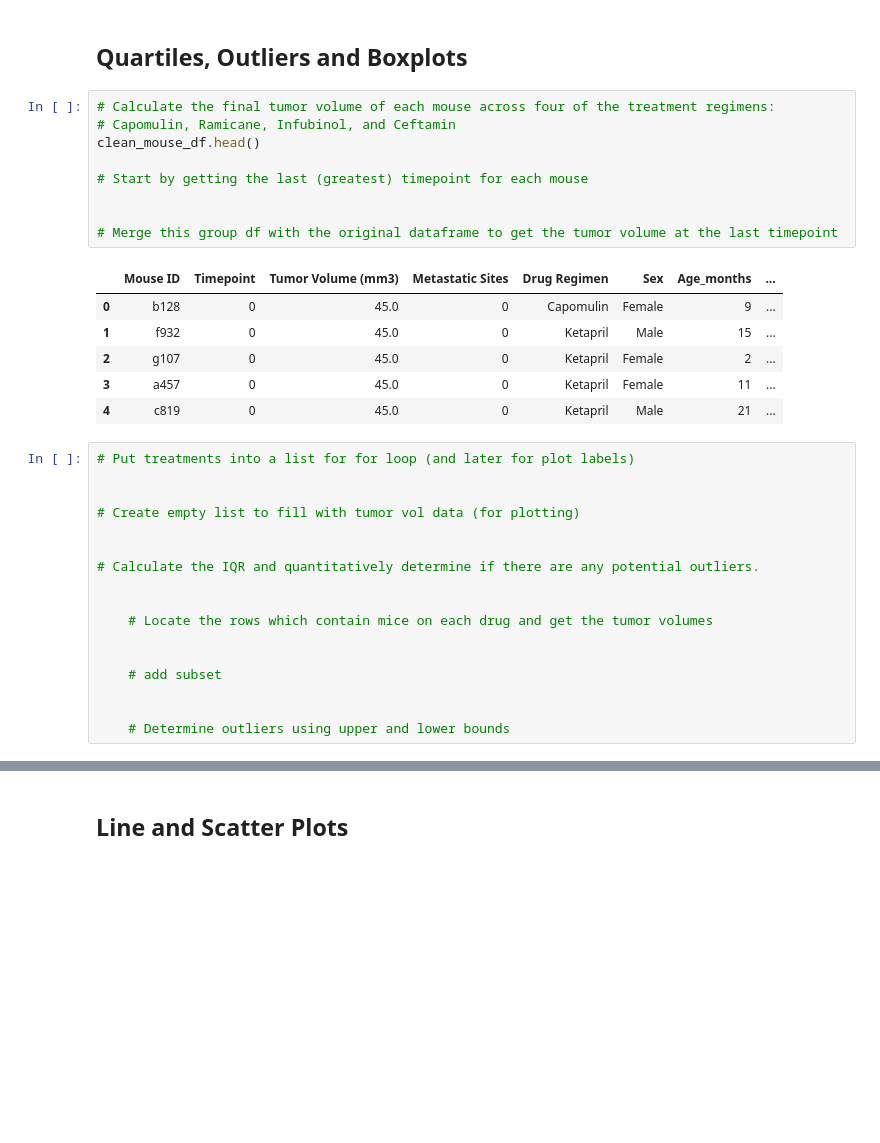
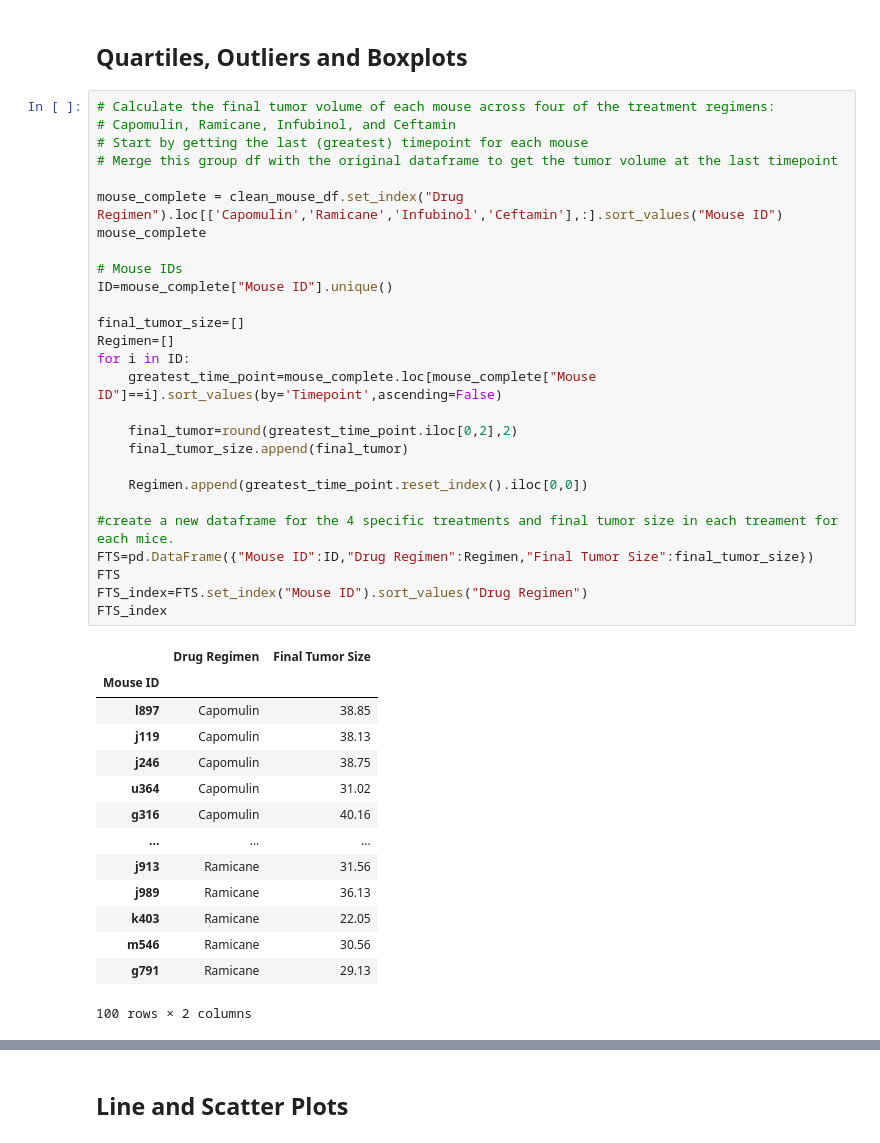
Before and after one commit to carliemazar/matplotlib-challenge, a Jupyter notebook: Instructions/Pymaceuticals/pymaceuticals_starter.ipynb, the cells around one changed output, grey strips where cells are left out. Saved outputs shown, nothing was run; the diff lists cells and outputs as text; blank space fills up the shorter version.

```diff
--- a/Instructions/Pymaceuticals/pymaceuticals_starter.ipynb
+++ b/Instructions/Pymaceuticals/pymaceuticals_starter.ipynb
@@ -187,33 +193,42 @@ plt.show()
 # %%
 # Calculate the final tumor volume of each mouse across four of the treatment regimens:
 # Capomulin, Ramicane, Infubinol, and Ceftamin
-clean_mouse_df.head()
+# Start by getting the last (greatest) timepoint for each mouse
+# Merge this group df with the original dataframe to get the tumor volume at the last timepoint
 
-# Start by getting the last (greatest) timepoint for each mouse
+mouse_complete = clean_mouse_df.set_index("Drug Regimen").loc[['Capomulin','Ramicane','Infubinol','Ceftamin'],:].sort_values("Mouse ID")
+mouse_complete
 
+# Mouse IDs
+ID=mouse_complete["Mouse ID"].unique()
 
-# Merge this group df with the original dataframe to get the tumor volume at the last timepoint
+final_tumor_size=[]
+Regimen=[]
+for i in ID:
+    greatest_time_point=mouse_complete.loc[mouse_complete["Mouse ID"]==i].sort_values(by='Timepoint',ascending=False)
+
+    final_tumor=round(greatest_time_point.iloc[0,2],2)
+    final_tumor_size.append(final_tumor)
+
+    Regimen.append(greatest_time_point.reset_index().iloc[0,0])
+
+#create a new dataframe for the 4 specific treatments and final tumor size in each treament for each mice.
+FTS=pd.DataFrame({"Mouse ID":ID,"Drug Regimen":Regimen,"Final Tumor Size":final_tumor_size})
+FTS
+FTS_index=FTS.set_index("Mouse ID").sort_values("Drug Regimen")
+FTS_index
 # %% [output]
-|  | Mouse ID | Timepoint | Tumor Volume (mm3) | Metastatic Sites | Drug Regimen | Sex | Age_months | ... |
-| 0 | b128 | 0 | 45.0 | 0 | Capomulin | Female | 9 | ... |
-| 1 | f932 | 0 | 45.0 | 0 | Ketapril | Male | 15 | ... |
-| 2 | g107 | 0 | 45.0 | 0 | Ketapril | Female | 2 | ... |
-| 3 | a457 | 0 | 45.0 | 0 | Ketapril | Female | 11 | ... |
-| 4 | c819 | 0 | 45.0 | 0 | Ketapril | Male | 21 | ... |
+|  | Drug Regimen | Final Tumor Size |
+| Mouse ID |  |  |
+| l897 | Capomulin | 38.85 |
+| j119 | Capomulin | 38.13 |
+| j246 | Capomulin | 38.75 |
+| u364 | Capomulin | 31.02 |
+| g316 | Capomulin | 40.16 |
+| ... | ... | ... |
+| j913 | Ramicane | 31.56 |
+| j989 | Ramicane | 36.13 |
+| k403 | Ramicane | 22.05 |
+| m546 | Ramicane | 30.56 |
+| g791 | Ramicane | 29.13 |
+100 rows × 2 columns
-# %%
-# Put treatments into a list for for loop (and later for plot labels)
-
-
-# Create empty list to fill with tumor vol data (for plotting)
-
-
-# Calculate the IQR and quantitatively determine if there are any potential outliers.
-
-
-    # Locate the rows which contain mice on each drug and get the tumor volumes
-
-
-    # add subset
-
-
-    # Determine outliers using upper and lower bounds
```
Also changed, not shown: parts of 10 cells of this notebook.
